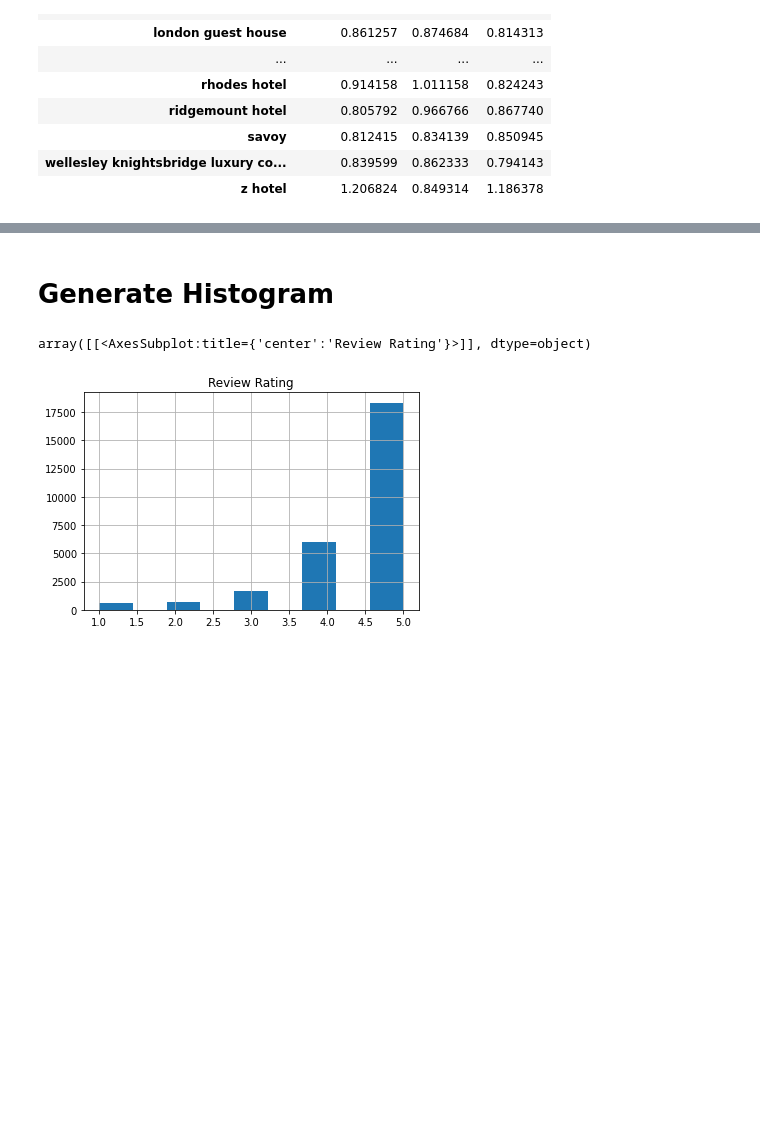
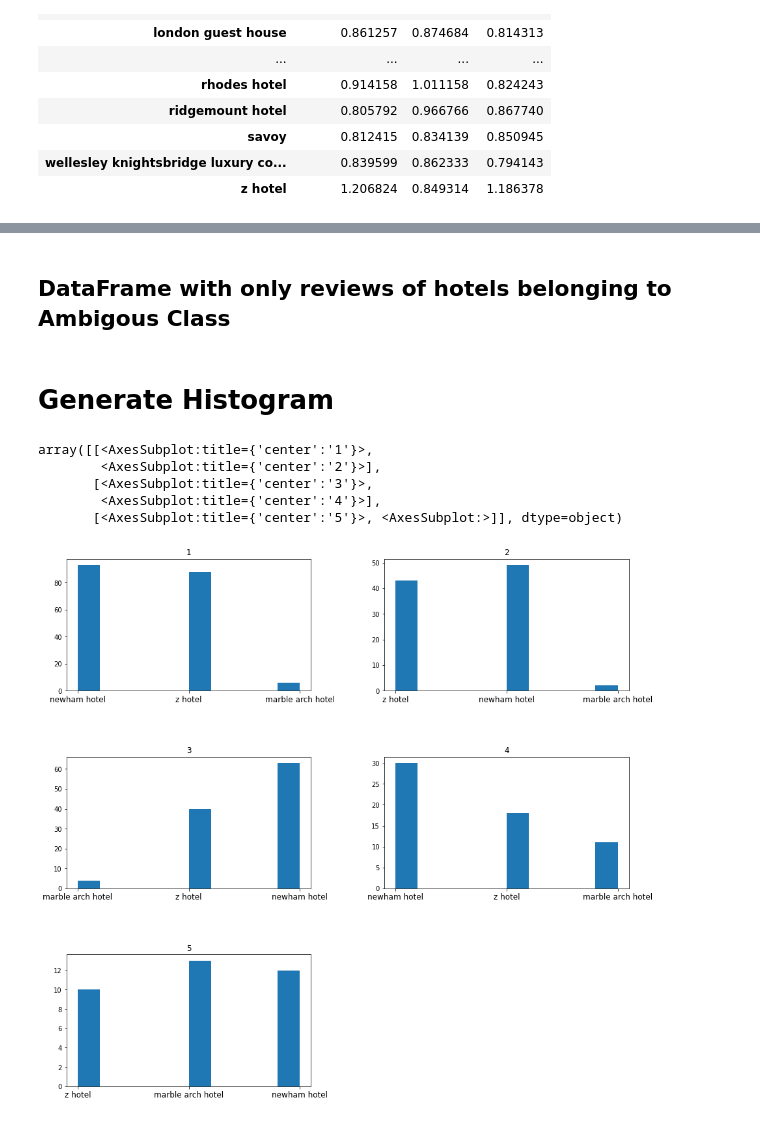
Before and after one commit to syedmuhammadshahrukh/nlp-sentiment-analysis, a Jupyter notebook: main.ipynb, the cells around one changed output, grey strips where cells are left out. Saved outputs shown, nothing was run; the diff lists cells and outputs as text; code cells hidden in the pictures; blank space fills up the shorter version.

```diff
--- a/main.ipynb
+++ b/main.ipynb
@@ -206,0 +210,4 @@ data2.loc[data2['Property Name'] == 'marble arch hotel'].head(20)
+# %%
+data_with_ambiguity = data2.copy()
+#Creating Empty Colum called Ambigous
+data_with_ambiguity['Ambigous'] = ""
@@ -207,3 +224,9 @@ data2.loc[data2['Property Name'] == 'marble arch hotel'].head(20)
+# %% [markdown]
+## DataFrame with only reviews of hotels belonging to Ambigous Class
+# %%
+#DataFrame with only data of hotels with standard deviation above threshold
+filtered_data = data_with_ambiguity.copy()
+filtered_data = filtered_data.loc[(filtered_data['Property Name'] == 'z hotel') | (filtered_data['Property Name'] == 'marble arch hotel') | (filtered_data['Property Name'] == 'newham hotel')]
 # %% [markdown]
 # Generate Histogram
 # %%
@@ -212,6 +237,10 @@ import matplotlib
 # %%
 #data2.plot.hist(by='Review Rating', bins=15)
-data2.hist(column='Review Rating', bins=9)
+filtered_data.hist(column='Property Name', by='Review Rating', figsize=(15,15), xrot=0, xlabelsize=12)
 # %% [output]
-array([[<AxesSubplot:title={'center':'Review Rating'}>]], dtype=object)
+array([[<AxesSubplot:title={'center':'1'}>,
+        <AxesSubplot:title={'center':'2'}>],
+       [<AxesSubplot:title={'center':'3'}>,
+        <AxesSubplot:title={'center':'4'}>],
+       [<AxesSubplot:title={'center':'5'}>, <AxesSubplot:>]], dtype=object)
-[figure, old version]
+[figure, new version]
```
Also changed, not shown: parts of 21 cells of this notebook, 1 other file.
